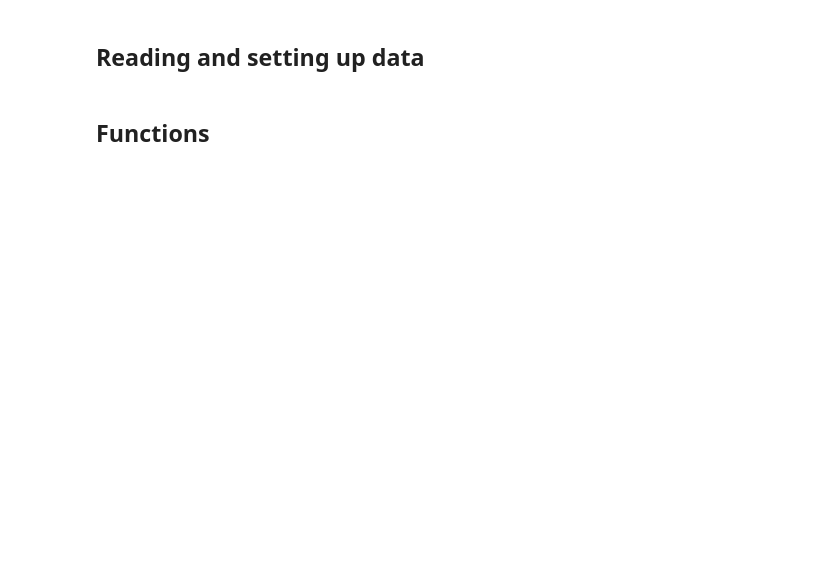
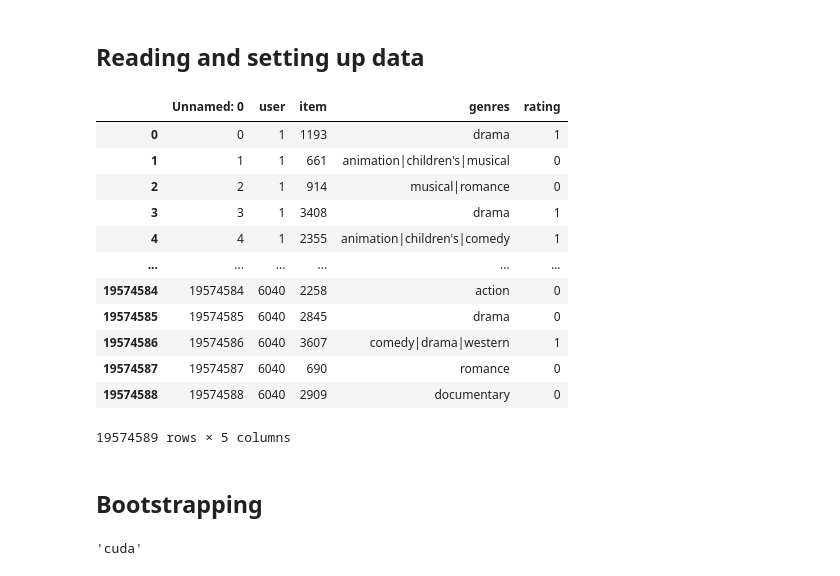
Before and after one commit to caiotda/dynamicTasteDistortion, a Jupyter notebook: simulation/01-bootstrap_user_preferences.ipynb, the cells around one changed output. Drawn from its saved outputs; the diff is of its cells as text; code cells hidden in the pictures; blank space fills up the shorter version.

```diff
--- a/simulation/01-bootstrap_user_preferences.ipynb
+++ b/simulation/01-bootstrap_user_preferences.ipynb
@@ -35,16 +40,28 @@ from simulationConstants import ML_1M_FILLED_PATH
 # %% [markdown]
 ## Reading and setting up data
 # %%
-preference_matrix = pd.read_csv(f"../{ML_1M_FILLED_PATH}")
+preference_matrix = pd.read_csv(f"../{ML_1M_ORACLE_PATH}")
 preference_matrix = preference_matrix.rename(columns={"Rating": "rating"})
 
-
-unique_users = list(preference_matrix["user"].unique())
-
-unique_items = list(preference_matrix["item"].unique())
 
 
 click_matrix = pd.DataFrame(columns=["user", "item", "clicked_and_examined", "clicked_at", "timestamp"])
 
 user_to_time_delta = pd.read_csv("../data/movielens-1m/median_time_diff_per_user.csv").set_index("userId")
+# %%
+preference_matrix
+# %% [output]
+|  | Unnamed: 0 | user | item | genres | rating |
+| 0 | 0 | 1 | 1193 | drama | 1 |
+| 1 | 1 | 1 | 661 | animation|children's|musical | 0 |
+| 2 | 2 | 1 | 914 | musical|romance | 0 |
+| 3 | 3 | 1 | 3408 | drama | 1 |
+| 4 | 4 | 1 | 2355 | animation|children's|comedy | 1 |
+| ... | ... | ... | ... | ... | ... |
+| 19574584 | 19574584 | 6040 | 2258 | action | 0 |
+| 19574585 | 19574585 | 6040 | 2845 | drama | 0 |
+| 19574586 | 19574586 | 6040 | 3607 | comedy|drama|western | 1 |
+| 19574587 | 19574587 | 6040 | 690 | romance | 0 |
+| 19574588 | 19574588 | 6040 | 2909 | documentary | 0 |
+19574589 rows × 5 columns
 # %%
@@ -61,4 +80,4 @@ userToExpDistribution = {
 with open("userToExpDistribution.pkl", "wb") as f:
     pickle.dump(userToExpDistribution, f)
 # %% [markdown]
-## Functions
+## Bootstrapping
@@ -65 +86,5 @@ with open("userToExpDistribution.pkl", "wb") as f:
+# %%
+'cuda' if torch.cuda.is_available() else 'cpu'
+# %% [output]
+'cuda'
 # %%
```
Also changed, not shown: parts of 28 cells of this notebook, 2 other files.
